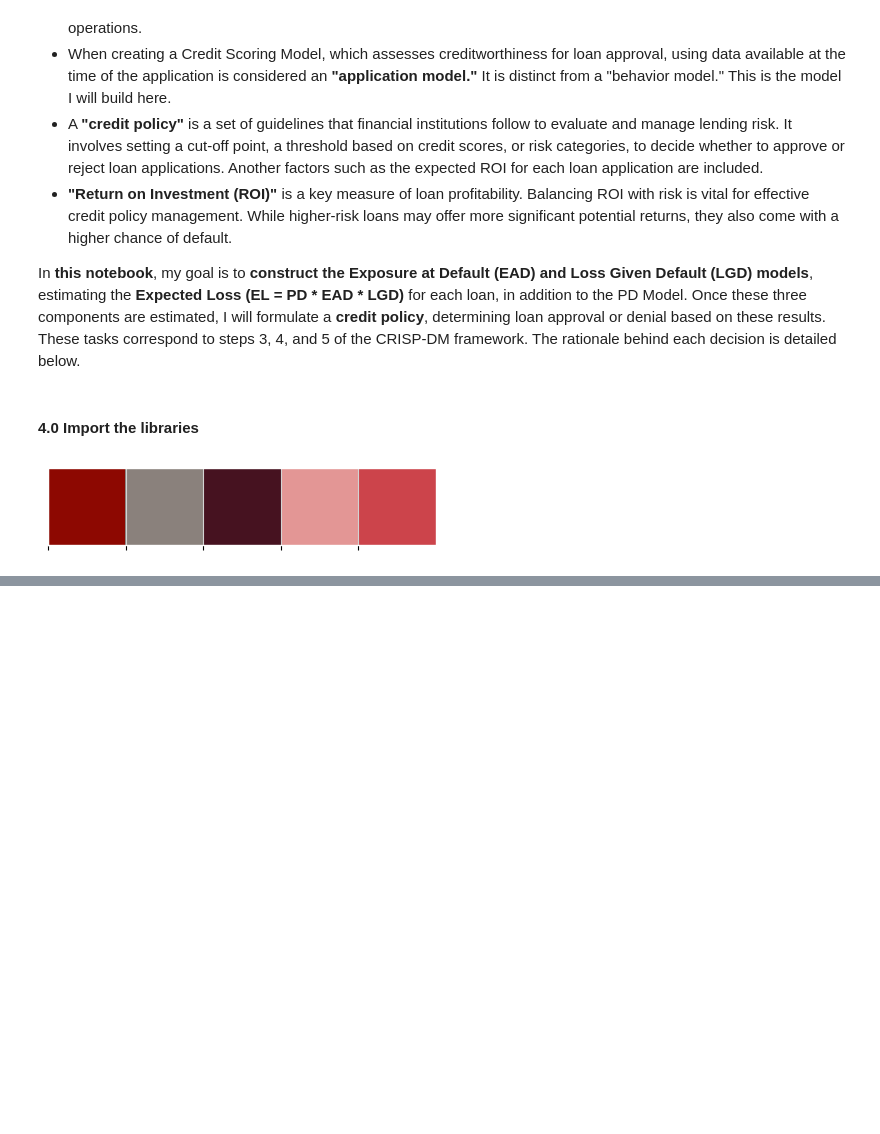
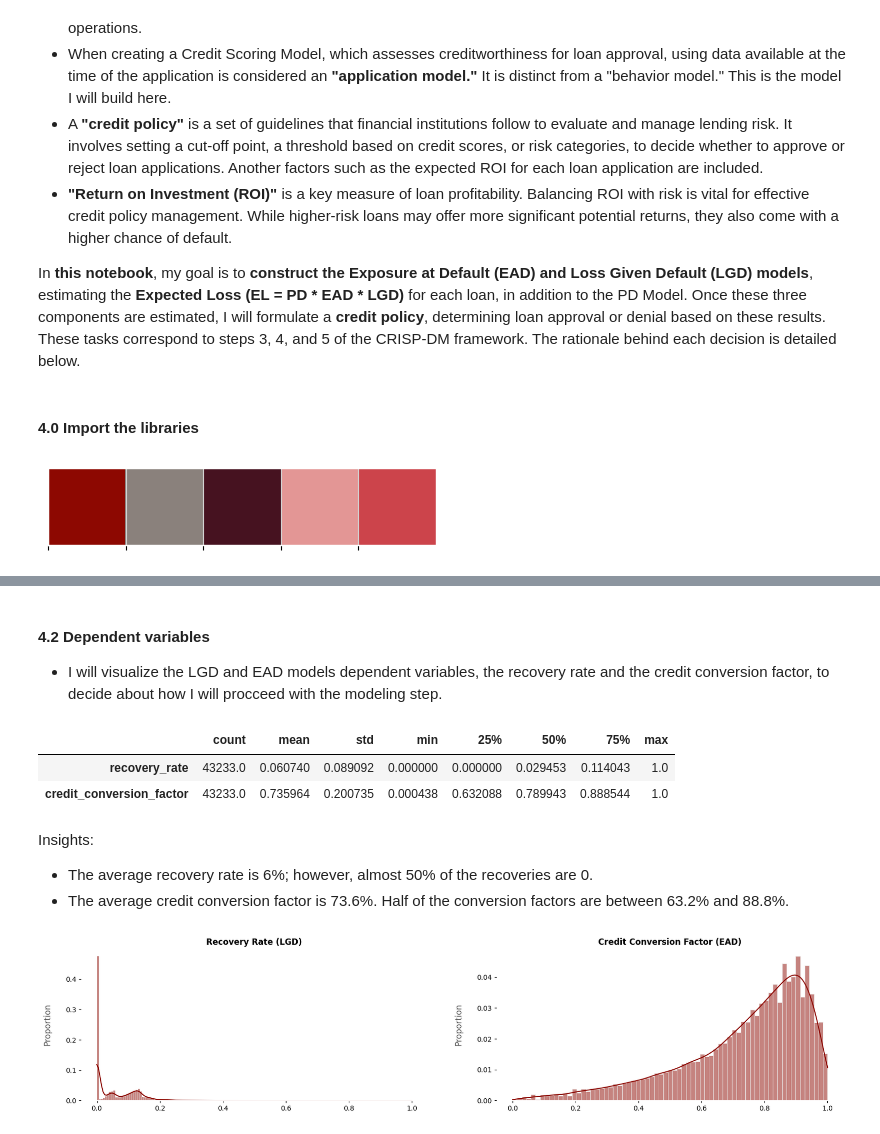
Before and after one commit to allmeidaapedro/Lending-Club-Credit-Scoring, a Jupyter notebook: notebooks/4_lgd_ead_modeling.ipynb, the cells around one changed output, grey strips where cells are left out. Drawn from its saved outputs; the diff is of its cells as text; code cells hidden in the pictures; blank space fills up the shorter version.

Commit message:
Preprocess LGD and EAD Models data

```diff
--- a/notebooks/4_lgd_ead_modeling.ipynb
+++ b/notebooks/4_lgd_ead_modeling.ipynb
@@ -120,0 +98,4 @@ memory usage: 61.4 MB
+# %%
+# Select data only from defaulters with a loan status charged off.
+ead_lgd_df = df.loc[(df['loan_status'] == 'Does not meet the credit policy. Status:Charged Off') |
+                    (df['loan_status'] == 'Charged Off')]
@@ -122,0 +152,31 @@ memory usage: 61.4 MB
+# %% [markdown]
+#### 4.2 Dependent variables
+- I will visualize the LGD and EAD models dependent variables, the recovery rate and the credit conversion factor, to decide about how I will procceed with the modeling step.
+# %%
+# Descriptive statistics.
+ead_lgd_df[['recovery_rate', 'credit_conversion_factor']].describe().T
+# %% [output]
+|  | count | mean | std | min | 25% | 50% | 75% | max |
+| recovery_rate | 43233.0 | 0.060740 | 0.089092 | 0.000000 | 0.000000 | 0.029453 | 0.114043 | 1.0 |
+| credit_conversion_factor | 43233.0 | 0.735964 | 0.200735 | 0.000438 | 0.632088 | 0.789943 | 0.888544 | 1.0 |
+# %% [markdown]
+Insights:
+- The average recovery rate is 6%; however, almost 50% of the recoveries are 0.
+- The average credit conversion factor is 73.6%. Half of the conversion factors are between 63.2% and 88.8%.
+# %%
+# Plot LGD and EAD dependent variables.
+fig, ax = plt.subplots(1, 2, figsize=(20, 4))
+
+sns.histplot(data=ead_lgd_df, x='recovery_rate', kde=True, ax=ax[0], stat='proportion')
+ax[0].set_title('Recovery Rate (LGD)', fontweight='bold', fontsize=12)
+ax[0].set_xlabel('')
+ax[0].set_ylabel('Proportion', labelpad=20)
+ax[0].grid(False)
+
+sns.histplot(data=ead_lgd_df, x='credit_conversion_factor', kde=True, ax=ax[1], stat='proportion')
+ax[1].set_title('Credit Conversion Factor (EAD)', fontweight='bold', fontsize=12)
+ax[1].set_xlabel('')
+ax[1].set_ylabel('Proportion', labelpad=20)
+ax[1].grid(False)
+# %% [output]
+[figure, added]
```
Also changed, not shown: parts of 25 cells of this notebook, 2 other files.
